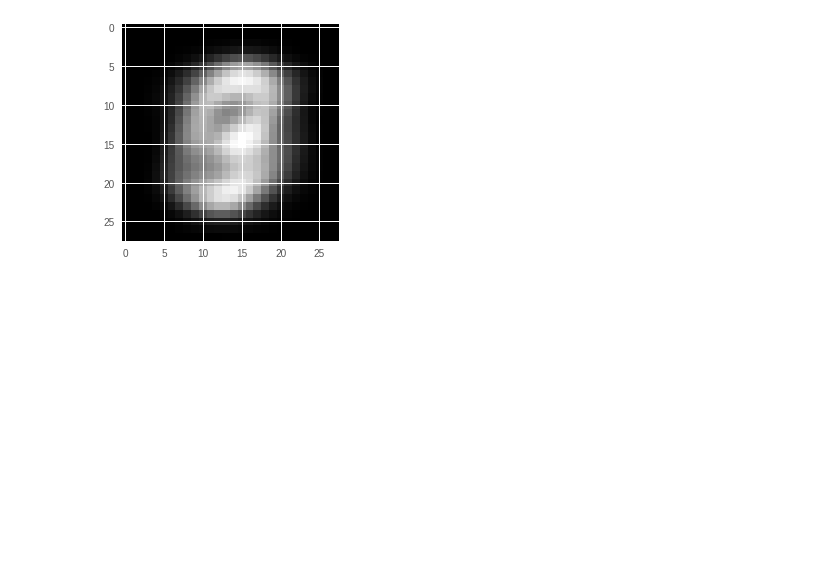
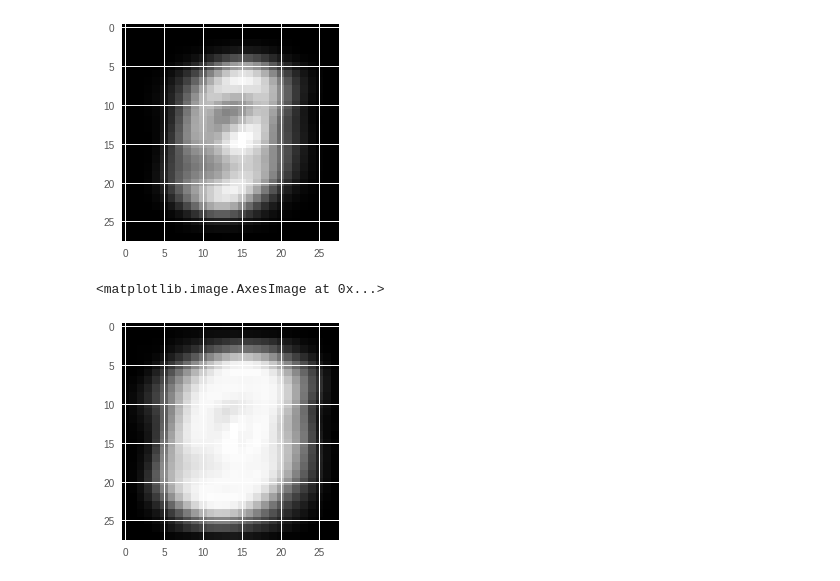
Before and after one commit to JacksonIsaac/kadenze-deeplearning-creative-applications, a Jupyter notebook: Kadenze_Session_3.ipynb, the cells around one changed output. Drawn from its saved outputs; the diff is of its cells as text; code cells hidden in the pictures; blank space fills up the shorter version.

```diff
--- a/Kadenze_Session_3.ipynb
+++ b/Kadenze_Session_3.ipynb
@@ -63,3 +66,10 @@ plt.imshow(mean_img.reshape((28, 28)), cmap='gray')
 # %% [output]
 <matplotlib.image.AxesImage at 0x...>
 [figure]
+# %%
+std_img = np.std(ds.X, axis=0)
+plt.figure()
+plt.imshow(std_img.reshape((28, 28)), cmap='gray')
+# %% [output]
+<matplotlib.image.AxesImage at 0x...>
+[figure, added]
```
Also changed, not shown: parts of 4 cells of this notebook.
